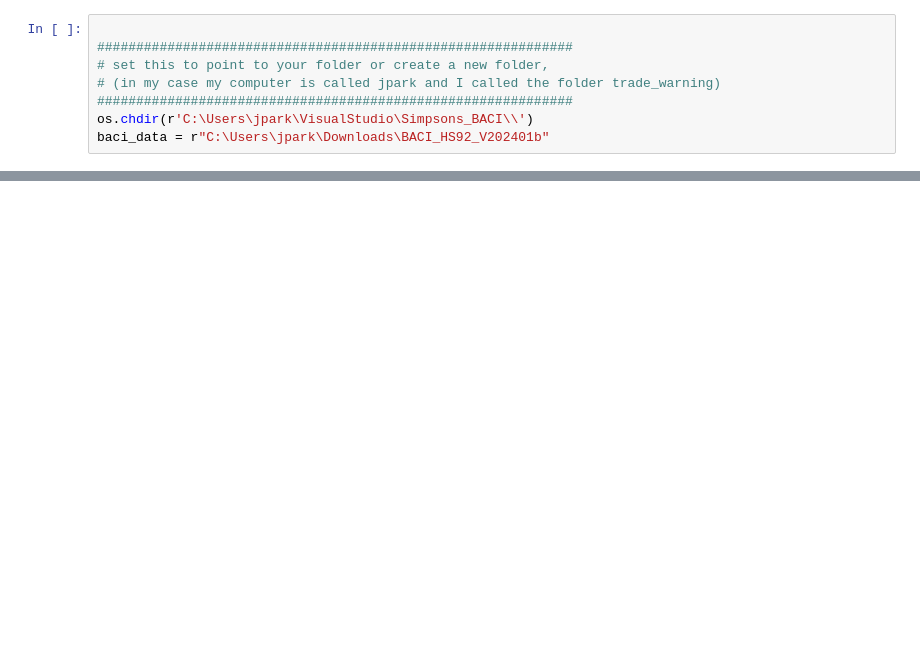
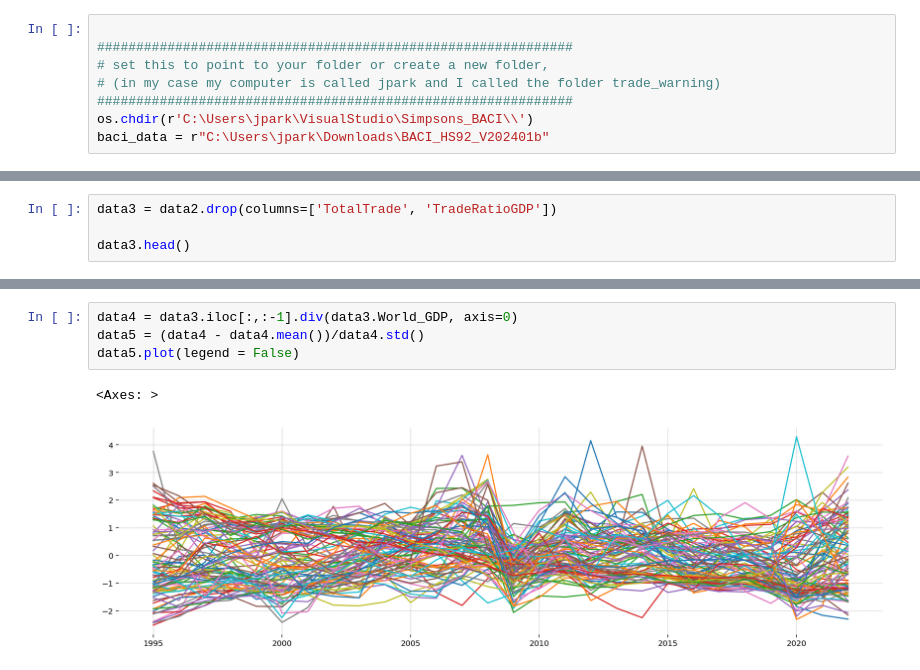
Before and after one commit to powell001/Simpsons_BACI, a Jupyter notebook: baci_preparation/baci_readin.ipynb, the cells around one changed output, grey strips where cells are left out. Saved outputs shown, nothing was run; the diff lists cells and outputs as text; blank space fills up the shorter version.

```diff
--- a/baci_preparation/baci_readin.ipynb
+++ b/baci_preparation/baci_readin.ipynb
@@ -298,0 +288,4 @@ Index([1995, 1996, 1997, 1998, 1999, 2000, 2001, 2002, 2003, 2004, 2005, 2006, 2
+# %%
+data3 = data2.drop(columns=['TotalTrade', 'TradeRatioGDP'])
+
+data3.head()
@@ -298,0 +300,7 @@ Index([1995, 1996, 1997, 1998, 1999, 2000, 2001, 2002, 2003, 2004, 2005, 2006, 2
+# %%
+data4 = data3.iloc[:,:-1].div(data3.World_GDP, axis=0)
+data5 = (data4 - data4.mean())/data4.std()
+data5.plot(legend = False)
+# %% [output]
+<Axes: >
+[figure, added]
```
Also changed, not shown: parts of 15 cells of this notebook.
